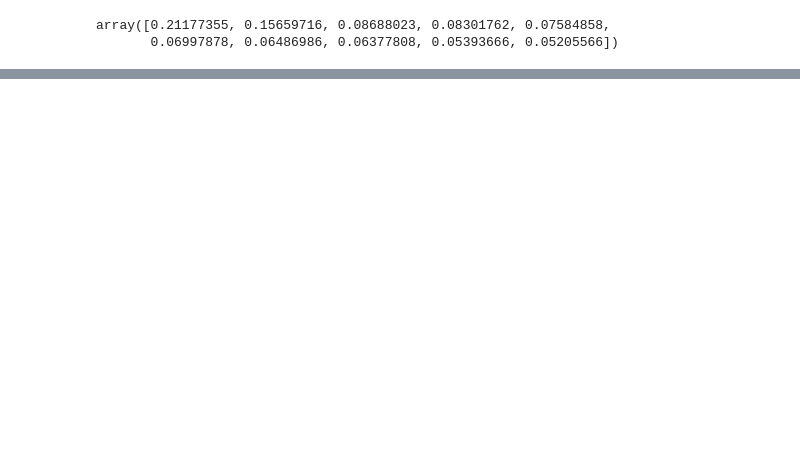
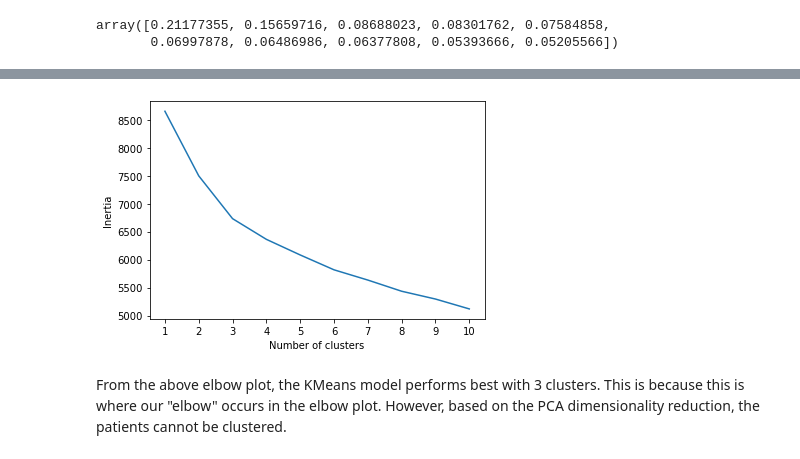
Before and after one commit to brevinowens/unsupervised-machine-learning-challenge, a Jupyter notebook: UnsupervisedMachineLearning.ipynb, the cells around one changed output, grey strips where cells are left out. Drawn from its saved outputs; the diff is of its cells as text; code cells hidden in the pictures; blank space fills up the shorter version.

```diff
--- a/UnsupervisedMachineLearning.ipynb
+++ b/UnsupervisedMachineLearning.ipynb
@@ -77,0 +78,25 @@ plt.show()
+# %%
+inertia = []
+# Same as k = list(range(1, 11))
+k = [1,2,3,4,5,6,7,8,9,10]
+
+
+# Looking for the best k
+for i in k:
+    km = KMeans(n_clusters=i, random_state=0)
+    km.fit(myopia_scaled)
+    inertia.append(km.inertia_)
+
+# Define a DataFrame to plot the Elbow Curve using hvPlot
+elbow_data = {"k": k, "inertia": inertia}
+df_elbow = pd.DataFrame(elbow_data)
+
+plt.plot(df_elbow['k'], df_elbow['inertia'])
+plt.xticks(range(1,11))
+plt.xlabel('Number of clusters')
+plt.ylabel('Inertia')
+plt.show()
+# %% [output]
+[figure, added]
+# %% [markdown]
+From the above elbow plot, the KMeans model performs best with 3 clusters. This is because this is where our "elbow" occurs in the elbow plot. However, based on the PCA dimensionality reduction, the patients cannot be clustered.
```
Also changed, not shown: parts of 1 cell of this notebook, 1 other file.
